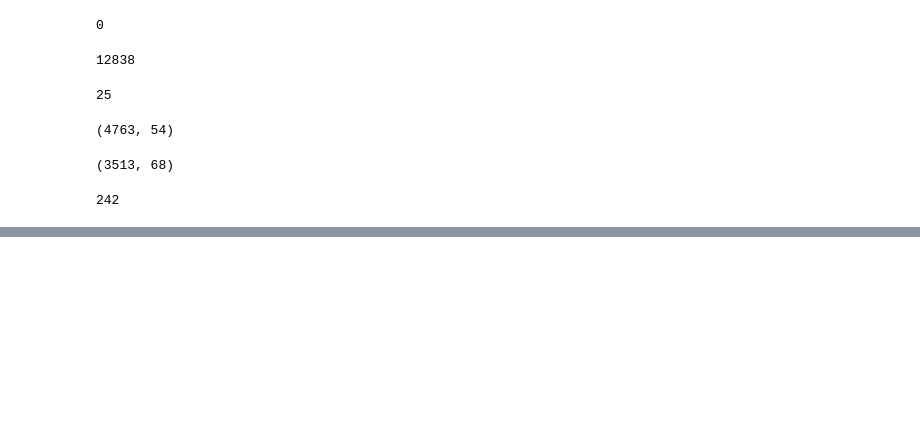
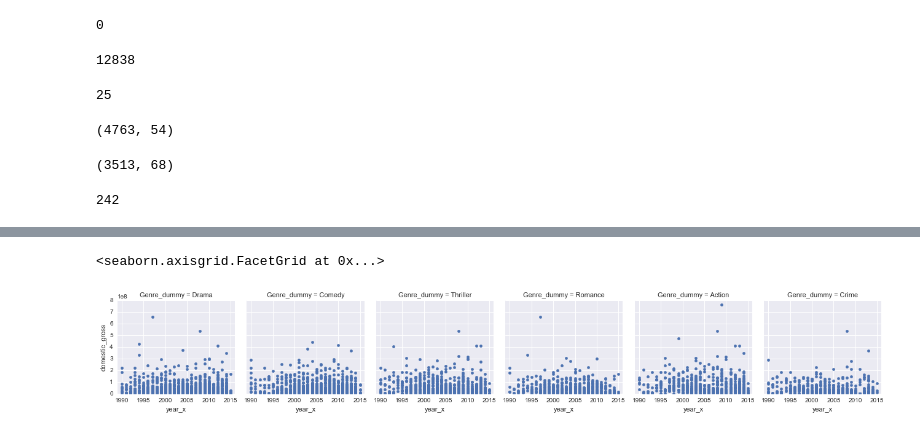
Before and after one commit to lmodi/Data_Science_Boot_Camp_Project, a Jupyter notebook: project_1/Group2_Workfile.ipynb, the cells around one changed output, grey strips where cells are left out. Drawn from its saved outputs; the diff is of its cells as text; code cells hidden in the pictures; blank space fills up the shorter version.

```diff
--- a/project_1/Group2_Workfile.ipynb
+++ b/project_1/Group2_Workfile.ipynb
@@ -176,0 +253,8 @@ len(movies_df[~movies_df.cleaned_title.isin(movie_critics_df.cleaned_title)])
+# %%
+top_genre_latest_df = top_genre_df[top_genre_df.year_x >= 1990]
+# %%
+by_genre_latest = seaborn.FacetGrid(top_genre_latest_df, col="Genre_dummy", ylim=(0,800000000), xlim=(1989,2016))
+by_genre_latest.map(plt.scatter, "year_x", "domestic_gross")
+# %% [output]
+<seaborn.axisgrid.FacetGrid at 0x...>
+[figure, added]
```
Also changed, not shown: parts of 16 cells of this notebook, 2 other files.
